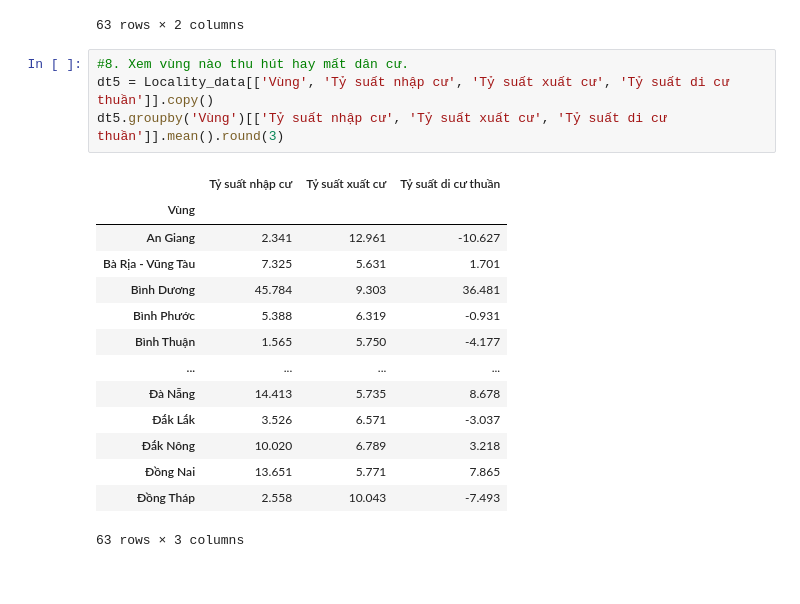
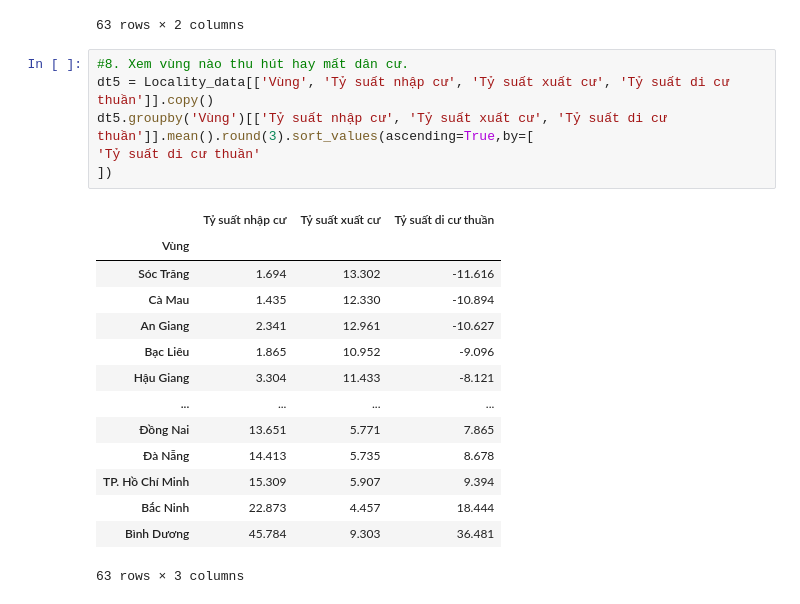
Before and after one commit to KhoiNguyen0000/Final, a Jupyter notebook: 04_Pandas_query.ipynb, the cells around one changed output. Drawn from its saved outputs; the diff is of its cells as text.

```diff
--- a/04_Pandas_query.ipynb
+++ b/04_Pandas_query.ipynb
@@ -137,19 +137,21 @@ Locality_data.groupby('Vùng')[['Tăng dân số(%)','Tỉ lệ thất nghiệp'
 # %%
 #8. Xem vùng nào thu hút hay mất dân cư.
 dt5 = Locality_data[['Vùng', 'Tỷ suất nhập cư', 'Tỷ suất xuất cư', 'Tỷ suất di cư thuần']].copy()
-dt5.groupby('Vùng')[['Tỷ suất nhập cư', 'Tỷ suất xuất cư', 'Tỷ suất di cư thuần']].mean().round(3)
+dt5.groupby('Vùng')[['Tỷ suất nhập cư', 'Tỷ suất xuất cư', 'Tỷ suất di cư thuần']].mean().round(3).sort_values(ascending=True,by=[
+'Tỷ suất di cư thuần'
+])
 # %% [output]
 |  | Tỷ suất nhập cư | Tỷ suất xuất cư | Tỷ suất di cư thuần |
 | Vùng |  |  |  |
+| Sóc Trăng | 1.694 | 13.302 | -11.616 |
+| Cà Mau | 1.435 | 12.330 | -10.894 |
 | An Giang | 2.341 | 12.961 | -10.627 |
-| Bà Rịa - Vũng Tàu | 7.325 | 5.631 | 1.701 |
+| Bạc Liêu | 1.865 | 10.952 | -9.096 |
+| Hậu Giang | 3.304 | 11.433 | -8.121 |
+| ... | ... | ... | ... |
+| Đồng Nai | 13.651 | 5.771 | 7.865 |
+| Đà Nẵng | 14.413 | 5.735 | 8.678 |
+| TP. Hồ Chí Minh | 15.309 | 5.907 | 9.394 |
+| Bắc Ninh | 22.873 | 4.457 | 18.444 |
 | Bình Dương | 45.784 | 9.303 | 36.481 |
-| Bình Phước | 5.388 | 6.319 | -0.931 |
-| Bình Thuận | 1.565 | 5.750 | -4.177 |
-| ... | ... | ... | ... |
-| Đà Nẵng | 14.413 | 5.735 | 8.678 |
-| Đắk Lắk | 3.526 | 6.571 | -3.037 |
-| Đắk Nông | 10.020 | 6.789 | 3.218 |
-| Đồng Nai | 13.651 | 5.771 | 7.865 |
-| Đồng Tháp | 2.558 | 10.043 | -7.493 |
 63 rows × 3 columns
```
